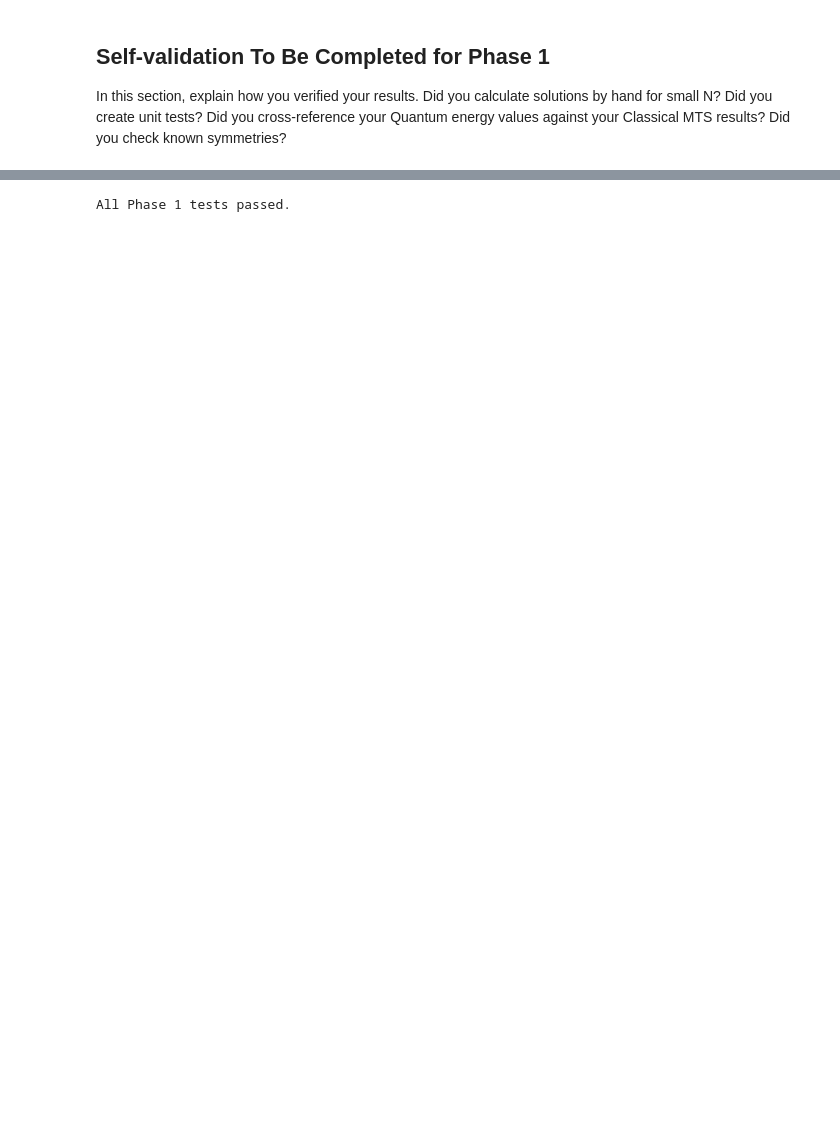
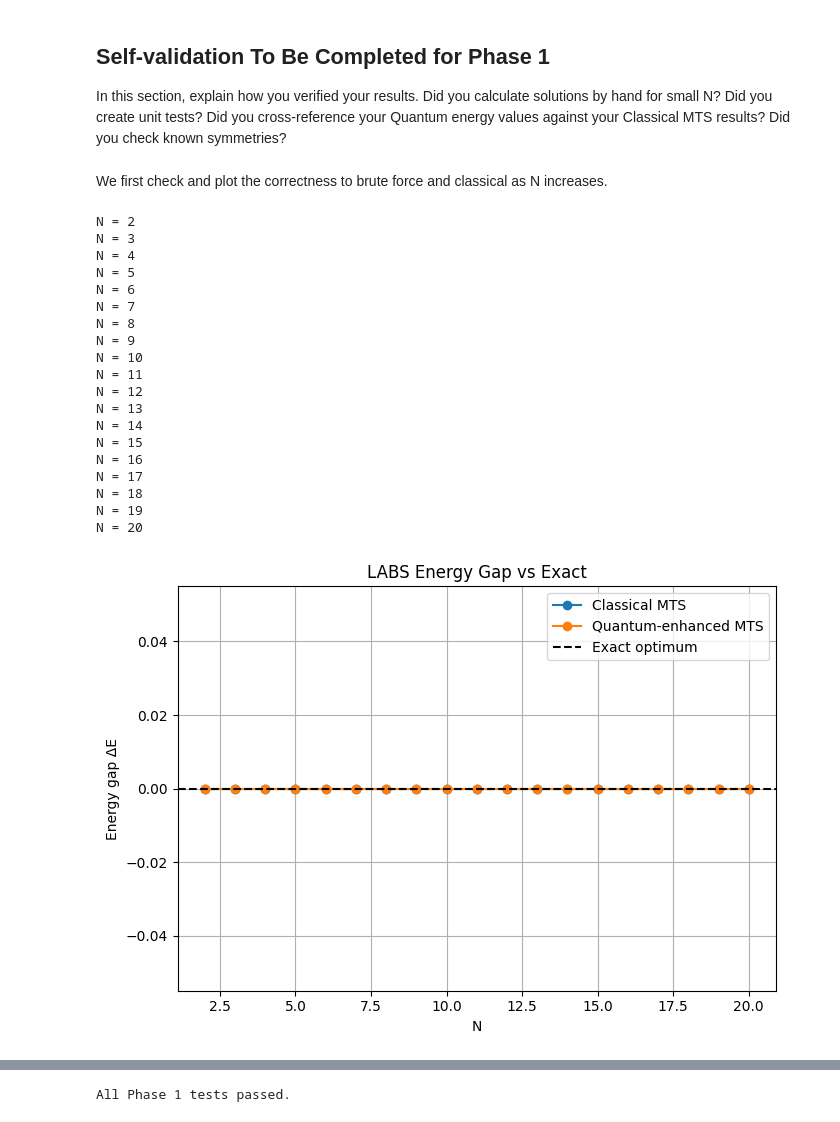
Before and after one commit to iQuHACK/2026-NVIDIA, a Jupyter notebook: tutorial_notebook/01_quantum_enhanced_optimization_LABS.ipynb, the cells around one changed output, grey strips where cells are left out. Cells and saved outputs as stored; diff of their text form; code cells hidden in the pictures; blank space fills up the shorter version.

```diff
--- a/tutorial_notebook/01_quantum_enhanced_optimization_LABS.ipynb
+++ b/tutorial_notebook/01_quantum_enhanced_optimization_LABS.ipynb
@@ -689,3 +870,5 @@ The study reinforces the potential of hybrid workflows enhanced by quantum data
 ## Self-validation To Be Completed for Phase 1
 
 In this section, explain how you verified your results. Did you calculate solutions by hand for small N? Did you create unit tests? Did you cross-reference your Quantum energy values against your Classical MTS results? Did you check known symmetries?
+# %% [markdown]
+We first check and plot the correctness to brute force and classical as N increases.
@@ -691,0 +1019,47 @@ In this section, explain how you verified your results. Did you calculate soluti
+# %%
+N_values = range(2, 21)  # brute force feasible range
+
+solvers = {
+    "Exact": brute_force_solver,
+    "Classical MTS": lambda N: classical_mts_solver(N),
+    "Quantum-enhanced MTS": lambda N: quantum_mts_solver(
+        N,
+        trotterized_circuit,
+        get_interactions,
+        utils.compute_theta,
+        shots=500
+    ),
+}
+
+results = benchmark_solvers(solvers, N_values, runs=3)
+
+exact_results = {"E": results["Exact"]["E"]}
+
+plot_energy_gap(
+    {k: v for k, v in results.items() if k != "Exact"},
+    exact_results,
+    list(N_values)
+)
+
+plot_runtime(results, list(N_values))
+# %% [output]
+N = 2
+N = 3
+N = 4
+N = 5
+N = 6
+N = 7
+N = 8
+N = 9
+N = 10
+N = 11
+N = 12
+N = 13
+N = 14
+N = 15
+N = 16
+N = 17
+N = 18
+N = 19
+N = 20
+[figure, added]
```
Also changed, not shown: parts of 13 cells of this notebook.
